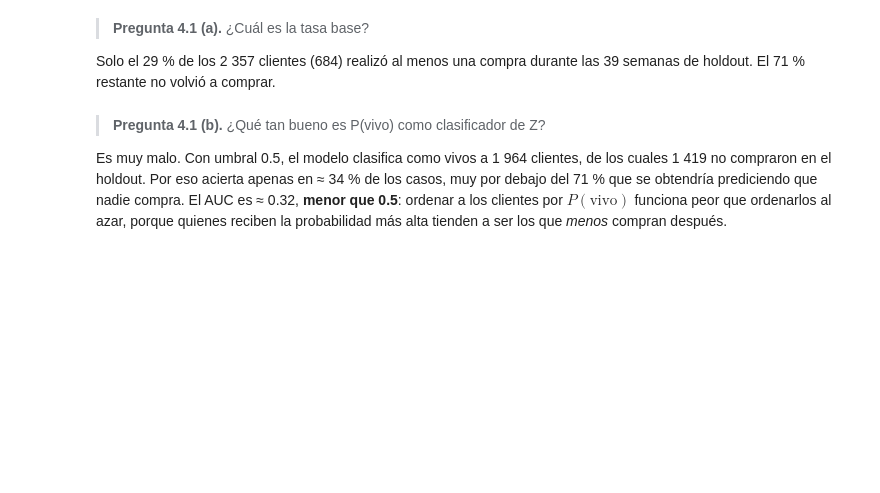
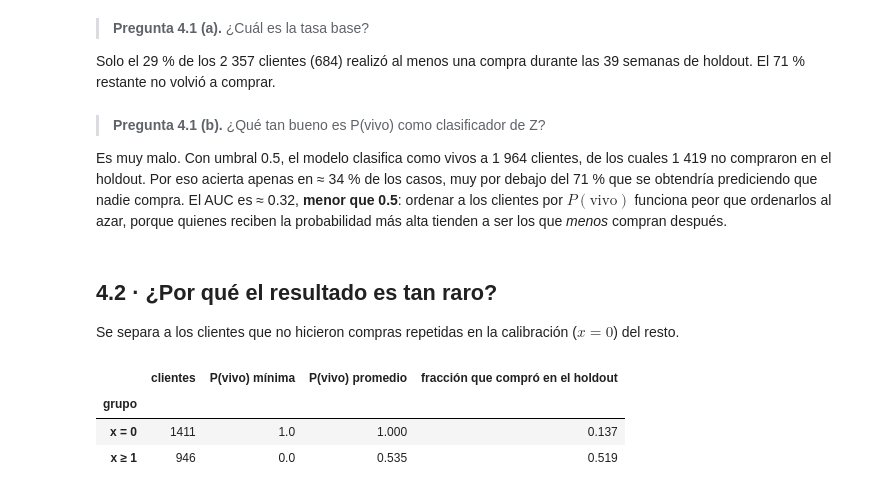
Before and after one commit to SSIsa14/contando-clientes-btyd, a Jupyter notebook: notebooks/04_quien_sigue_vivo.ipynb, the cells around one changed output. Drawn from its saved outputs; the diff is of its cells as text; code cells hidden in the pictures; blank space fills up the shorter version.

Commit message:
Parte 4: explicación de P(vivo) = 1 para x = 0 (4.2)
Solo se muere tras una compra repetida; el 60 % de la base tiene x = 0 y solo el 14 % de ellos compró.

```diff
--- a/notebooks/04_quien_sigue_vivo.ipynb
+++ b/notebooks/04_quien_sigue_vivo.ipynb
@@ -95,3 +95,20 @@ Solo el 29 % de los 2 357 clientes (684) realizó al menos una compra durante la
 > **Pregunta 4.1 (b).** ¿Qué tan bueno es P(vivo) como clasificador de Z?
 
 Es muy malo. Con umbral 0.5, el modelo clasifica como vivos a 1 964 clientes, de los cuales 1 419 no compraron en el holdout. Por eso acierta apenas en ≈ 34 % de los casos, muy por debajo del 71 % que se obtendría prediciendo que nadie compra. El AUC es ≈ 0.32, **menor que 0.5**: ordenar a los clientes por $P(\text{vivo})$ funciona peor que ordenarlos al azar, porque quienes reciben la probabilidad más alta tienden a ser los que *menos* compran después.
+# %% [markdown]
+## 4.2 · ¿Por qué el resultado es tan raro?
+
+Se separa a los clientes que no hicieron compras repetidas en la calibración ($x = 0$) del resto.
+# %%
+res["grupo"] = np.where(res["x"] == 0, "x = 0", "x ≥ 1")
+pd.DataFrame({
+    "clientes": res.groupby("grupo").size(),
+    "P(vivo) mínima": res.groupby("grupo")["p_vivo"].min(),
+    "P(vivo) promedio": res.groupby("grupo")["p_vivo"].mean(),
+    "fracción que compró en el holdout": res.groupby("grupo")["Z"].mean(),
+}).round(3)
+# %% [output]
+|  | clientes | P(vivo) mínima | P(vivo) promedio | fracción que compró en el holdout |
+| grupo |  |  |  |  |
+| x = 0 | 1411 | 1.0 | 1.000 | 0.137 |
+| x ≥ 1 | 946 | 0.0 | 0.535 | 0.519 |
```
Also changed, not shown: parts of 1 cell of this notebook.
